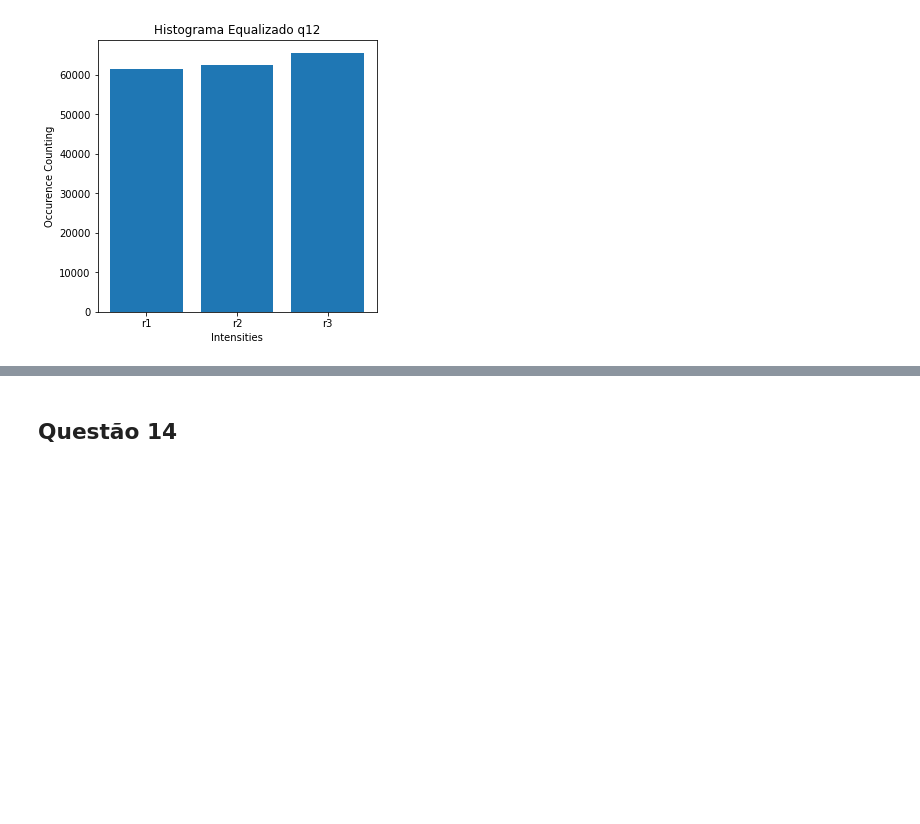
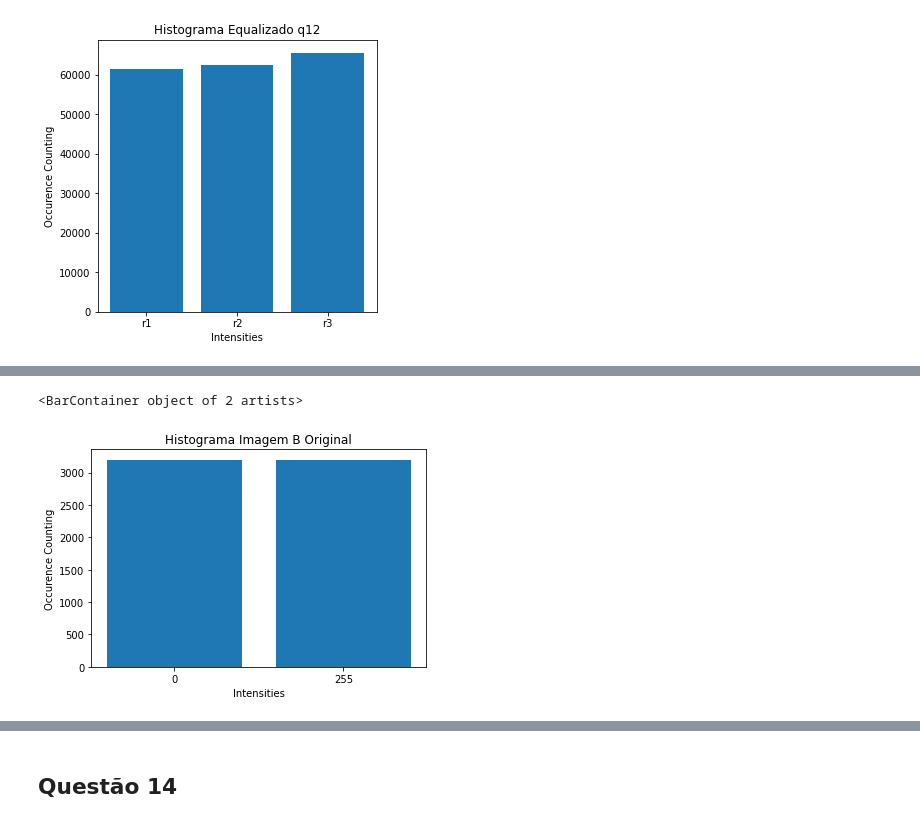
Before and after one commit to mtxslv/dca0445_dip, a Jupyter notebook: lista_periodo_2020_6/lista_pdi_mateus_de_assis.ipynb, the cells around one changed output, grey strips where cells are left out. Saved outputs shown, nothing was run; the diff lists cells and outputs as text; code cells hidden in the pictures; blank space fills up the shorter version.

```diff
--- a/lista_periodo_2020_6/lista_pdi_mateus_de_assis.ipynb
+++ b/lista_periodo_2020_6/lista_pdi_mateus_de_assis.ipynb
@@ -278,0 +283,3 @@ plt.bar([0,1,2],cum_hist, tick_label = ("r1","r2","r3"))
+# %%
+hist_a_preto = 80*40 # base*altura
+hist_a_branco = 80*40
@@ -278,0 +346,8 @@ plt.bar([0,1,2],cum_hist, tick_label = ("r1","r2","r3"))
+# %%
+plt.title("Histograma Imagem B Original")
+plt.ylabel("Occurence Counting")
+plt.xlabel("Intensities")
+plt.bar([0,1],np.array([hist_a_preto,hist_a_branco]), tick_label = ("0","255"))
+# %% [output]
+<BarContainer object of 2 artists>
+[figure, added]
```
Also changed, not shown: parts of 13 cells of this notebook, 2 other files.
